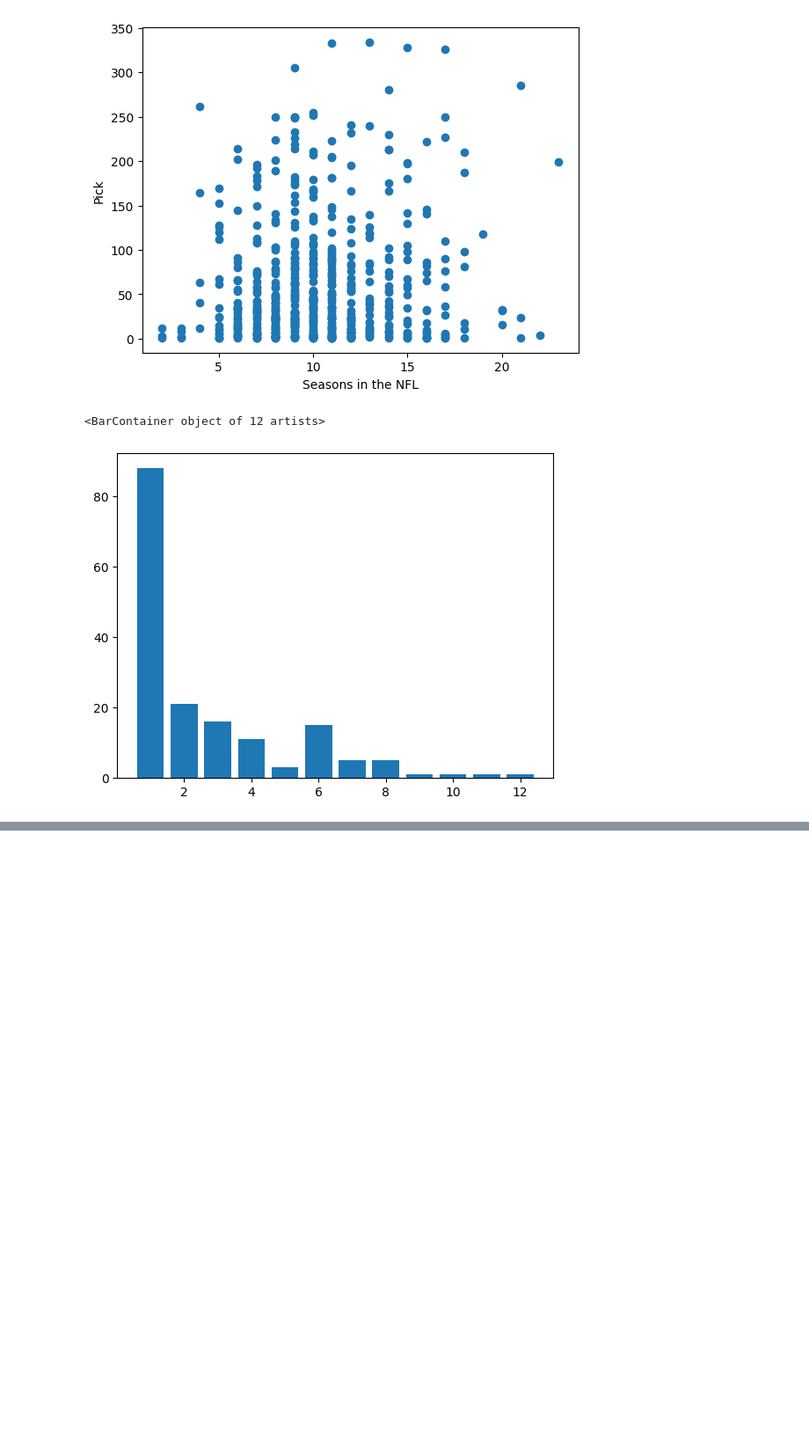
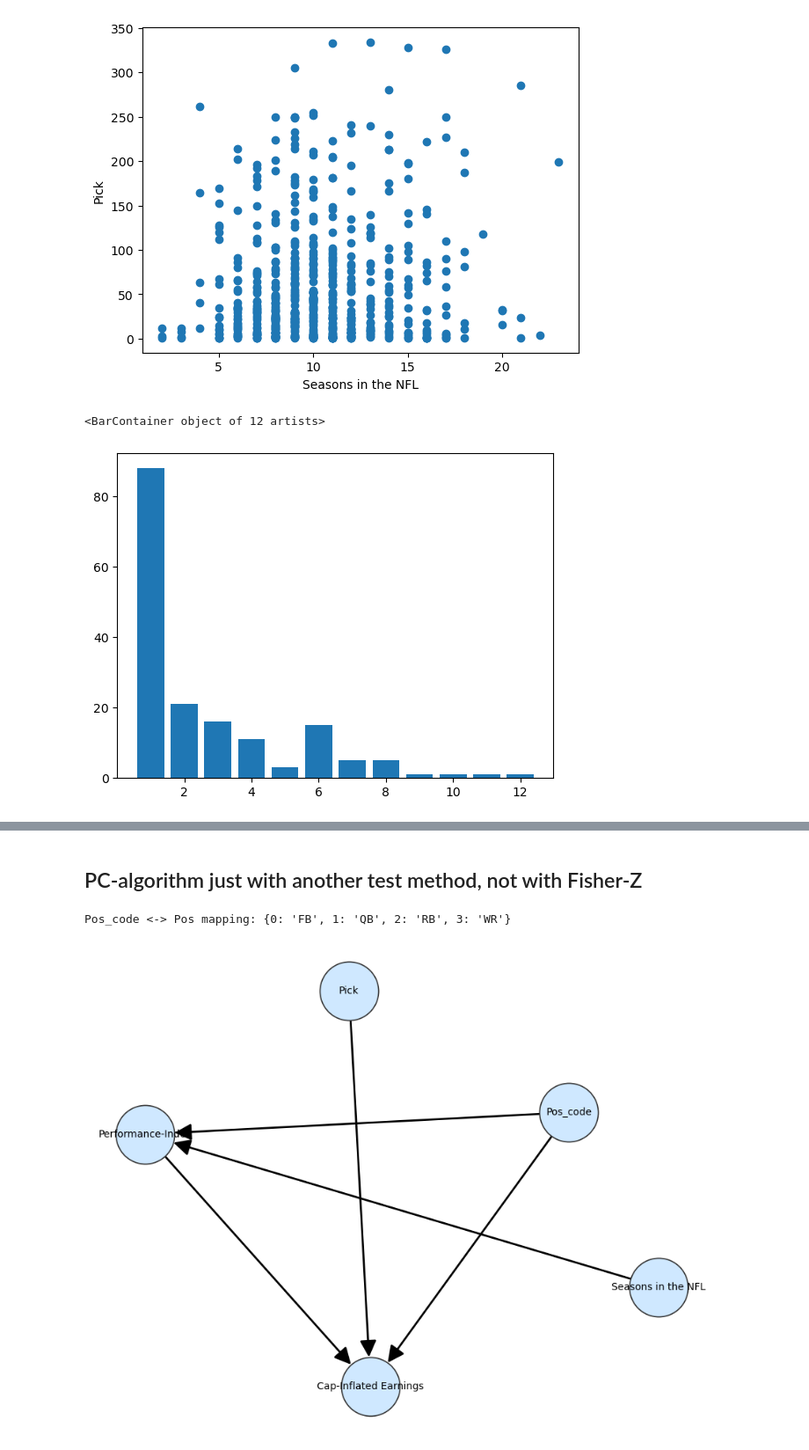
Before and after one commit to szmbalint/Causal_Inference_Project, a Jupyter notebook: Notebook/init_notebook.ipynb, the cells around one changed output, grey strips where cells are left out. Shown at 88% size. Saved outputs shown, nothing was run; the diff lists cells and outputs as text; code cells hidden in the pictures; blank space fills up the shorter version.

```diff
--- a/Notebook/init_notebook.ipynb
+++ b/Notebook/init_notebook.ipynb
@@ -495 +472,76 @@ Iranyitatlan elek: [('Seasons in the NFL', 'Performance-Index')]
 [figure]
+# %% [markdown]
+## PC-algorithm just with another test method, not with Fisher-Z
+# %%
+import numpy as np
+import pandas as pd
+from scipy import stats
+from causallearn.utils.cit import kci
+from causallearn.search.ConstraintBased.PC import pc
+
+
+
+def plot_pc_graph(cg, var_names, figsize=(9, 7), save_path=None):
+    n = len(var_names)
+    mat = cg.G.graph
+    G = nx.DiGraph()
+    G.add_nodes_from(var_names)
+    undirected = []
+    for i in range(n):
+        for j in range(n):
+            if i >= j:
+                continue
+            a, b = mat[i, j], mat[j, i]
+            if a == -1 and b == 1:
+                G.add_edge(var_names[i], var_names[j])
+            elif a == 1 and b == -1:
+                G.add_edge(var_names[j], var_names[i])
+            elif a == -1 and b == -1:
+                undirected.append((var_names[i], var_names[j]))
+
+    pos = nx.spring_layout(G, seed=42, k=1.8)
+    fig, ax = plt.subplots(figsize=figsize)
+    node_size = 3500
+    nx.draw_networkx_nodes(G, pos, node_color='#cfe8ff', node_size=node_size,
+                            edgecolors='#333', linewidths=1.2, ax=ax)
+    nx.draw_networkx_labels(G, pos, font_size=10, ax=ax)
+    nx.draw_networkx_edges(G, pos, edgelist=list(G.edges()), node_size=node_size,
+                            arrowstyle='-|>', arrowsize=35, width=2.0, edge_color='black',
+                            min_source_margin=15, min_target_margin=15, ax=ax)
+    nx.draw_networkx_edges(G, pos, edgelist=undirected, node_size=node_size,
+                            arrows=False, style='dashed', width=1.5, edge_color='gray', ax=ax)
+    ax.set_axis_off()
+    plt.tight_layout()
+    if save_path:
+        plt.savefig(save_path, dpi=150, bbox_inches='tight')
+    plt.show()
+    return G, undirected
+
+
+
+selected_columns = [
+    'Pick',
+    'Pos',
+    'Seasons in the NFL',
+    'Cap-Inflated Earnings',
+    'Performance-Index'
+]
+
+df_filtered = joined_datas[selected_columns].dropna().copy()
+df_model = df_filtered.copy()
+
+pos_categories = df_model['Pos'].astype('category')
+df_model['Pos_code'] = pos_categories.cat.codes
+pos_mapping = dict(enumerate(pos_categories.cat.categories))
+print("Pos_code <-> Pos mapping:", pos_mapping)
+df_model = df_model.drop(columns=['Pos'])
+
+var_names = df_model.columns.tolist()
+
+data_pc = df_model.values.astype(float)
+cg = pc(data_pc, alpha=0.05, indep_test=kci, node_names=var_names, show_progress=False)
+
+G, undirected_edges = plot_pc_graph(cg, var_names, save_path='pc_graph.png')
+# %% [output]
+Pos_code <-> Pos mapping: {0: 'FB', 1: 'QB', 2: 'RB', 3: 'WR'}
+[figure, added]
```
Also changed, not shown: parts of 11 cells of this notebook, 1 other file.
